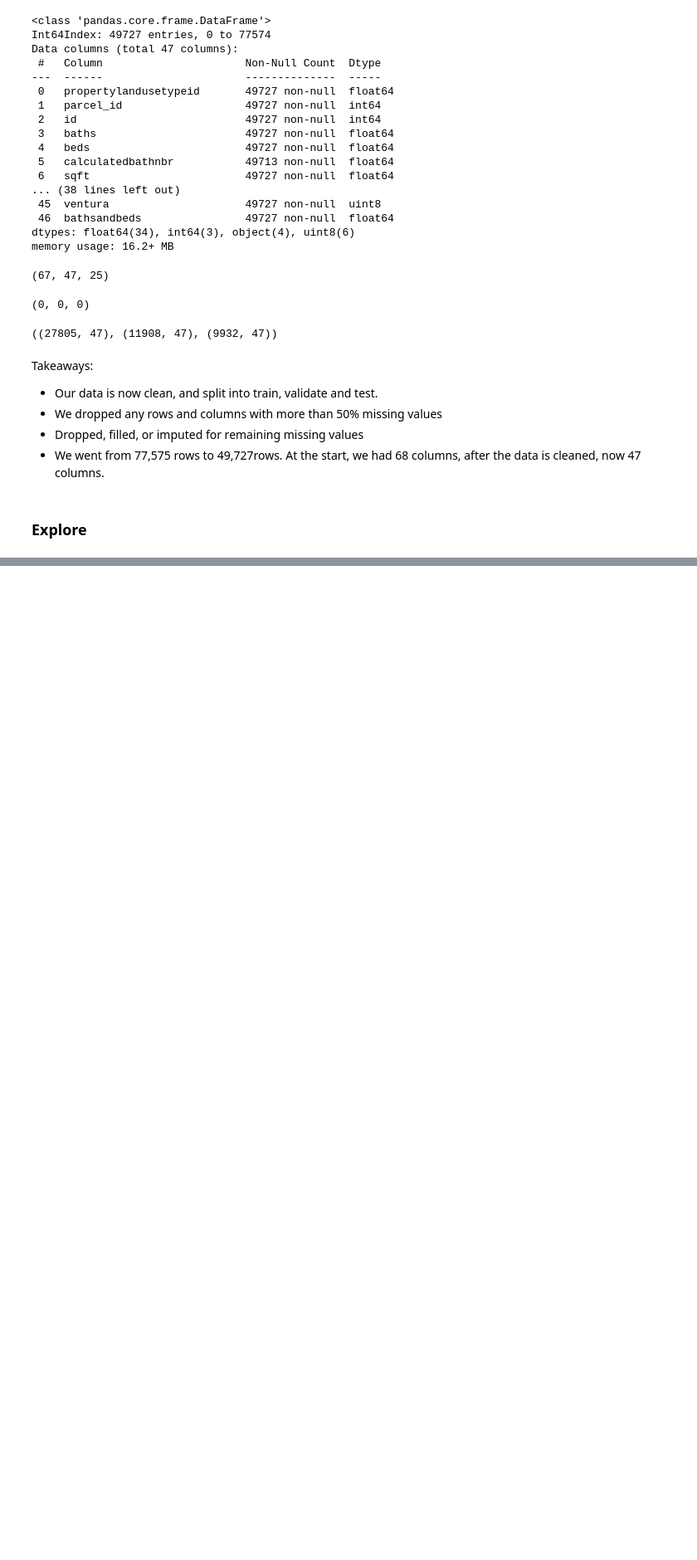
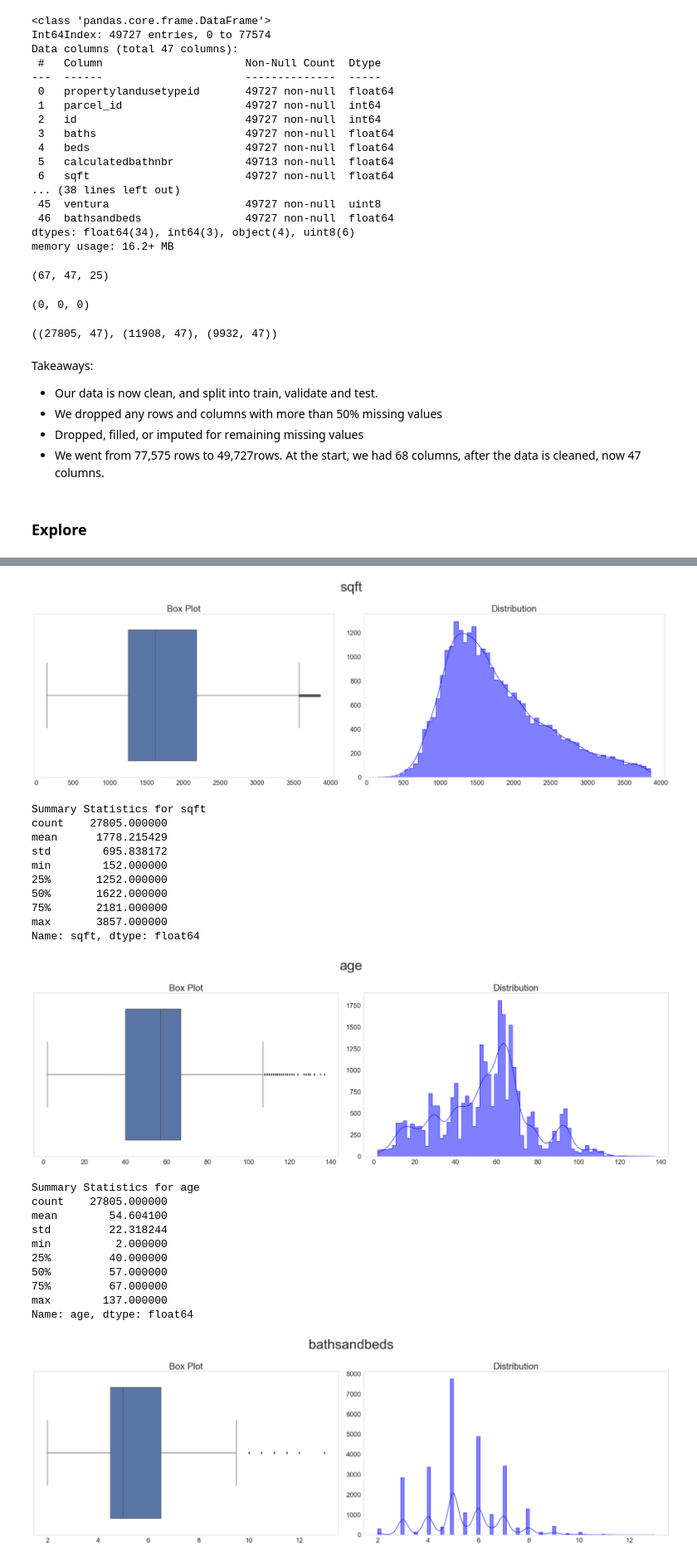
Before and after one commit to Olivert75/clustering_project, a Jupyter notebook: final_notebook.ipynb, the cells around one changed output, grey strips where cells are left out. Shown at 83% size. Drawn from its saved outputs; the diff is of its cells as text; code cells hidden in the pictures; blank space fills up the shorter version.

Commit message:
need to add more take away and fix some error in explore functions

```diff
--- a/final_notebook.ipynb
+++ b/final_notebook.ipynb
@@ -160,0 +175,30 @@ Takeaways:
+# %%
+univariate_e = ['sqft','age','bathsandbeds','structure_dollar_per_sqft','tax_value','tax_amount']
+
+for i in univariate_e:
+    e.explore_univariate(train, i)
+    print(f'Summary Statistics for {i}\n{train[i].describe()}')
+# %% [output]
+[figure, added]
+Summary Statistics for sqft
+count    27805.000000
+mean      1778.215429
+std        695.838172
+min        152.000000
+25%       1252.000000
+50%       1622.000000
+75%       2181.000000
+max       3857.000000
+Name: sqft, dtype: float64
+[figure, added]
+Summary Statistics for age
+count    27805.000000
+mean        54.604100
+std         22.318244
+min          2.000000
+25%         40.000000
+50%         57.000000
+75%         67.000000
+max        137.000000
+Name: age, dtype: float64
+[figure, added]
```
Also changed, not shown: parts of 12 cells of this notebook.
